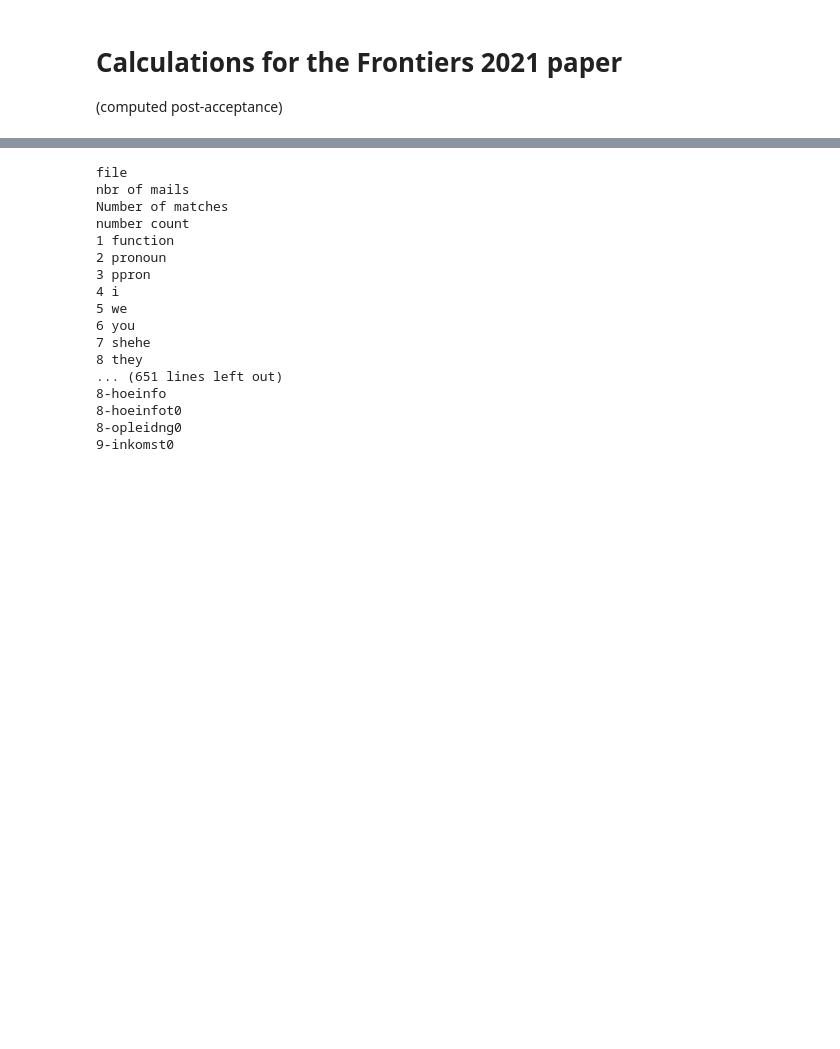
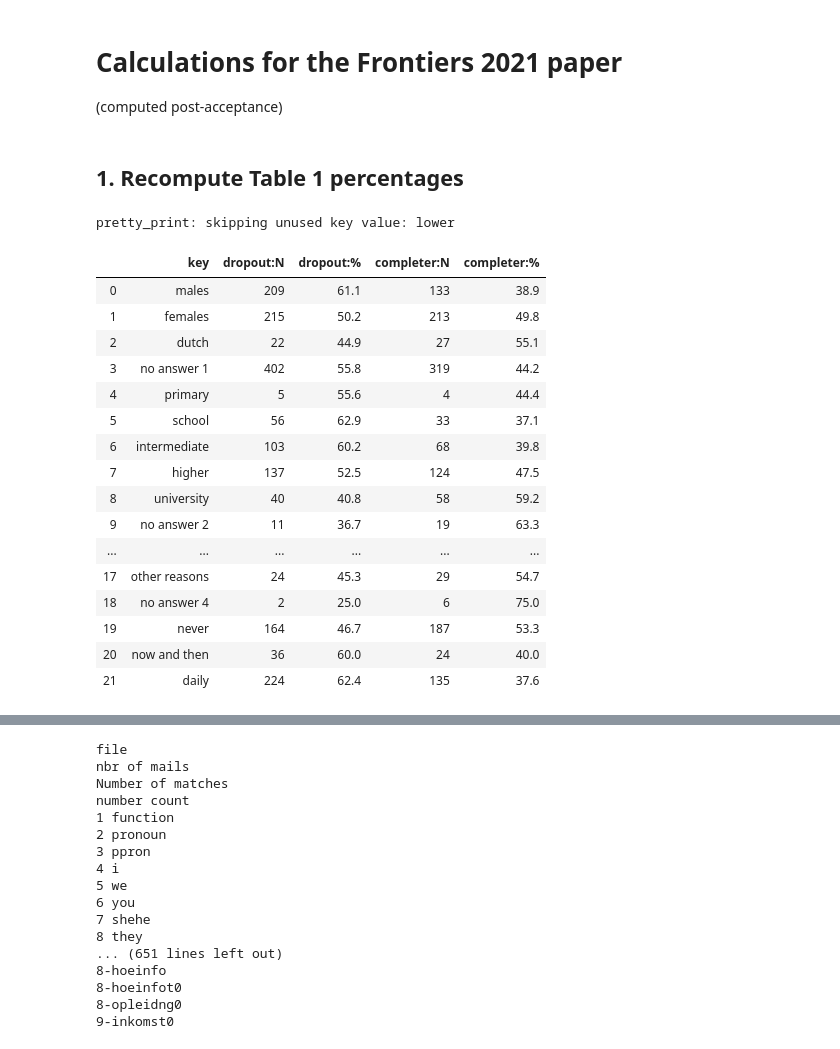
Before and after one commit to e-mental-health/data-processing, a Jupyter notebook: frontierspaper.ipynb, the cells around one changed output, grey strips where cells are left out. Drawn from its saved outputs; the diff is of its cells as text; code cells hidden in the pictures; blank space fills up the shorter version.

Commit message:
recomputed percentages

```diff
--- a/frontierspaper.ipynb
+++ b/frontierspaper.ipynb
@@ -6,3 +6,66 @@
 import math
 import pandas as pd
 import re
+# %% [markdown]
+## 1. Recompute Table 1 percentages
+# %%
+table_dict = {         "males": { 1: 209, 2: 133 },
+                     "females": { 1: 215, 2: 213 },
+                       "dutch": { 1:  22, 2:  27 },
+                 "no answer 1": { 1: 402, 2: 319 },
+                     "primary": { 1:   5, 2:   4 },
+                       "lower": { 1:   0, 2:   0 },
+                      "school": { 1:  56, 2:  33 },
+                "intermediate": { 1: 103, 2:  68 },
+                      "higher": { 1: 137, 2: 124 },
+                  "university": { 1:  40, 2:  58 },
+                 "no answer 2": { 1:  11, 2:  19 },
+                         "yes": { 1:  25, 2:  27 },
+                          "no": { 1: 308, 2: 240 },
+                 "no answer 3": { 1:  91, 2:  79 },
+                     "i think": { 1: 334, 2: 264 },
+                      "i want": { 1:  14, 2:  10 },
+                   "something": { 1:  36, 2:  31 },
+                "others think": { 1:  14, 2:   6 },
+               "other reasons": { 1:  24, 2:  29 },
+                 "no answer 4": { 1:   2, 2:   6 },
+                       "never": { 1: 164, 2: 187 },
+                "now and then": { 1:  36, 2:  24 },
+                       "daily": { 1: 224, 2: 135 },
+             }
+# %%
+def pretty_print(results):
+    results_list = []
+    for key in results:
+        if results[key][1] + results[key][2] == 0:
+            print(f"pretty_print: skipping unused key value: {key}")
+            continue
+        percentage = round(100 * results[key][1] / (results[key][1] + results[key][2]), 1)
+        results_list.append({"key": key,
+                             "dropout:N": results[key][1],
+                             "dropout:%": percentage,
+                             "completer:N": results[key][2],
+                             "completer:%": 100 - percentage,
+                            })
+    return pd.DataFrame(results_list)
+# %%
+pretty_print(table_dict)
+# %% [output]
+pretty_print: skipping unused key value: lower
+|  | key | dropout:N | dropout:% | completer:N | completer:% |
+| 0 | males | 209 | 61.1 | 133 | 38.9 |
+| 1 | females | 215 | 50.2 | 213 | 49.8 |
+| 2 | dutch | 22 | 44.9 | 27 | 55.1 |
+| 3 | no answer 1 | 402 | 55.8 | 319 | 44.2 |
+| 4 | primary | 5 | 55.6 | 4 | 44.4 |
+| 5 | school | 56 | 62.9 | 33 | 37.1 |
+| 6 | intermediate | 103 | 60.2 | 68 | 39.8 |
+| 7 | higher | 137 | 52.5 | 124 | 47.5 |
+| 8 | university | 40 | 40.8 | 58 | 59.2 |
+| 9 | no answer 2 | 11 | 36.7 | 19 | 63.3 |
+| ... | ... | ... | ... | ... | ... |
+| 17 | other reasons | 24 | 45.3 | 29 | 54.7 |
+| 18 | no answer 4 | 2 | 25.0 | 6 | 75.0 |
+| 19 | never | 164 | 46.7 | 187 | 53.3 |
+| 20 | now and then | 36 | 60.0 | 24 | 40.0 |
+| 21 | daily | 224 | 62.4 | 135 | 37.6 |
```
Also changed, not shown: parts of 26 cells of this notebook.
